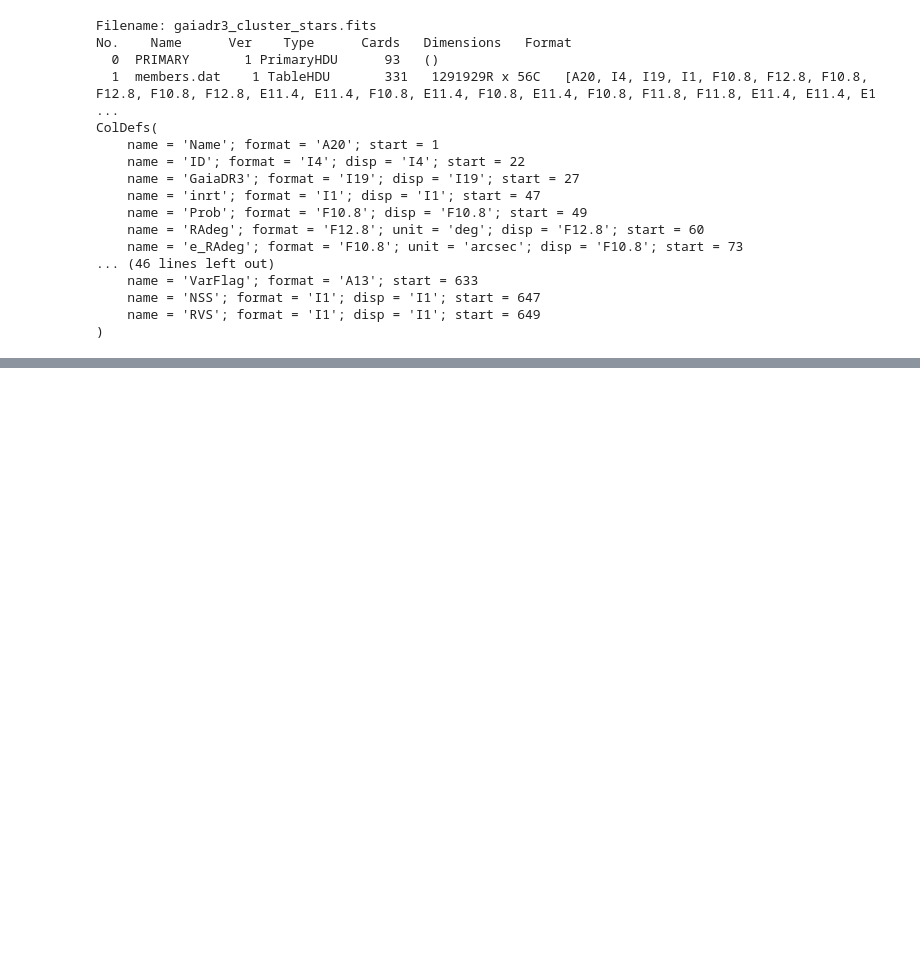
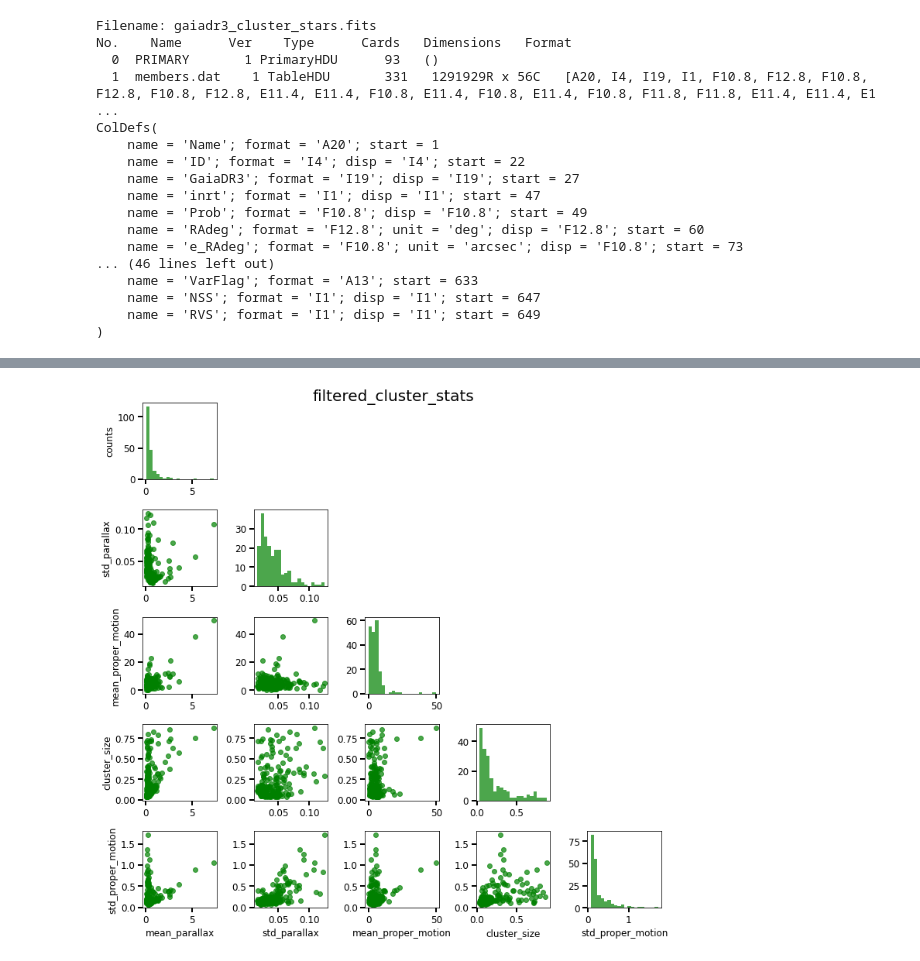
Before and after one commit to afinemax/stat_meth, a Jupyter notebook: assignments/a2/a2_max_fine.ipynb, the cells around one changed output, grey strips where cells are left out. Cells and saved outputs as stored; diff of their text form; code cells hidden in the pictures; blank space fills up the shorter version.

Commit message:
made plots for part 1, updated calculation of proper motion, and worked on problem 2

```diff
--- a/assignments/a2/a2_max_fine.ipynb
+++ b/assignments/a2/a2_max_fine.ipynb
@@ -136,2 +141,39 @@ UFMG_38          0.137607           0.090652
 
 [198 rows x 6 columns]
+# %%
+# Plotting cell
+
+# Define labels and colors
+labels = ['mean_parallax', 'std_parallax', 'mean_proper_motion', 'cluster_size', 'std_proper_motion']
+ndims = len(labels)
+
+
+# Nested for loop for plotting
+fig, axes = plt.subplots(ndims, ndims, figsize=(12, 12))
+fig.subplots_adjust(wspace=0.5, hspace=0.4)
+plotting_df = filtered_cluster_stats
+
+for i in range(ndims):  # y dimension of the grid
+    for j in range(ndims):  # x dimension of the grid
+        axes[i, j].tick_params(axis='both', which='major', labelsize=12, width=2, length=6)
+
+        if i == j:
+            axes[i, j].hist(plotting_df[labels[i]].values, bins=20, color='green', alpha=0.7)
+        elif i > j:
+            axes[i, j].scatter(plotting_df[labels[j]].values, plotting_df[labels[i]].values, color='green', alpha=0.7)
+        else:
+            axes[i, j].axis('off')
+
+        if j == 0:
+            if i == j:
+                axes[i, j].set_ylabel('counts', fontsize=12)
+            else:
+                axes[i, j].set_ylabel(labels[i], fontsize=12)
+
+        if i == ndims - 1:
+            axes[i, j].set_xlabel(labels[j], fontsize=12)
+
+plt.suptitle('filtered_cluster_stats', size=20, y=0.9)
+plt.show()
+# %% [output]
+[figure, added]
```
Also changed, not shown: parts of 10 cells of this notebook.
